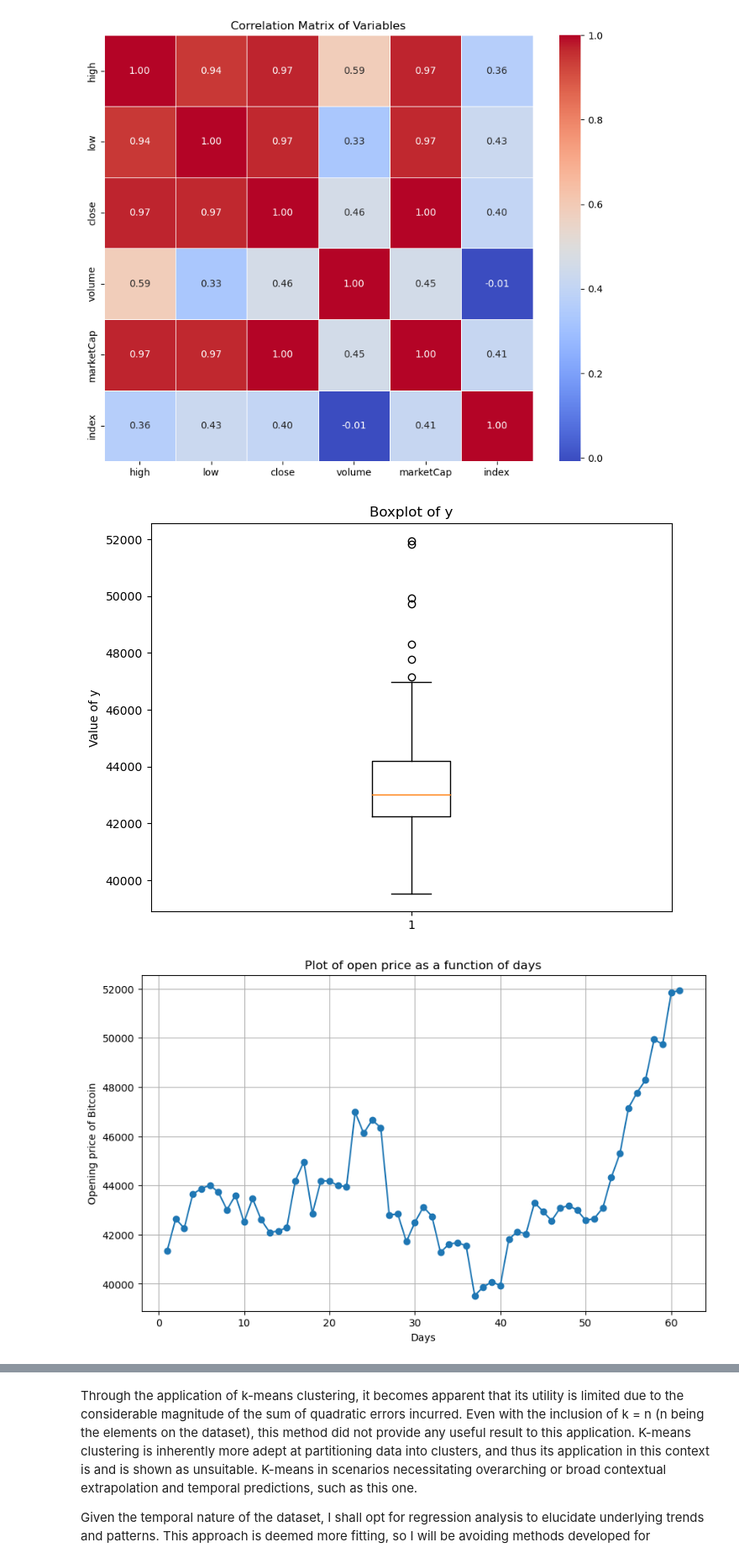
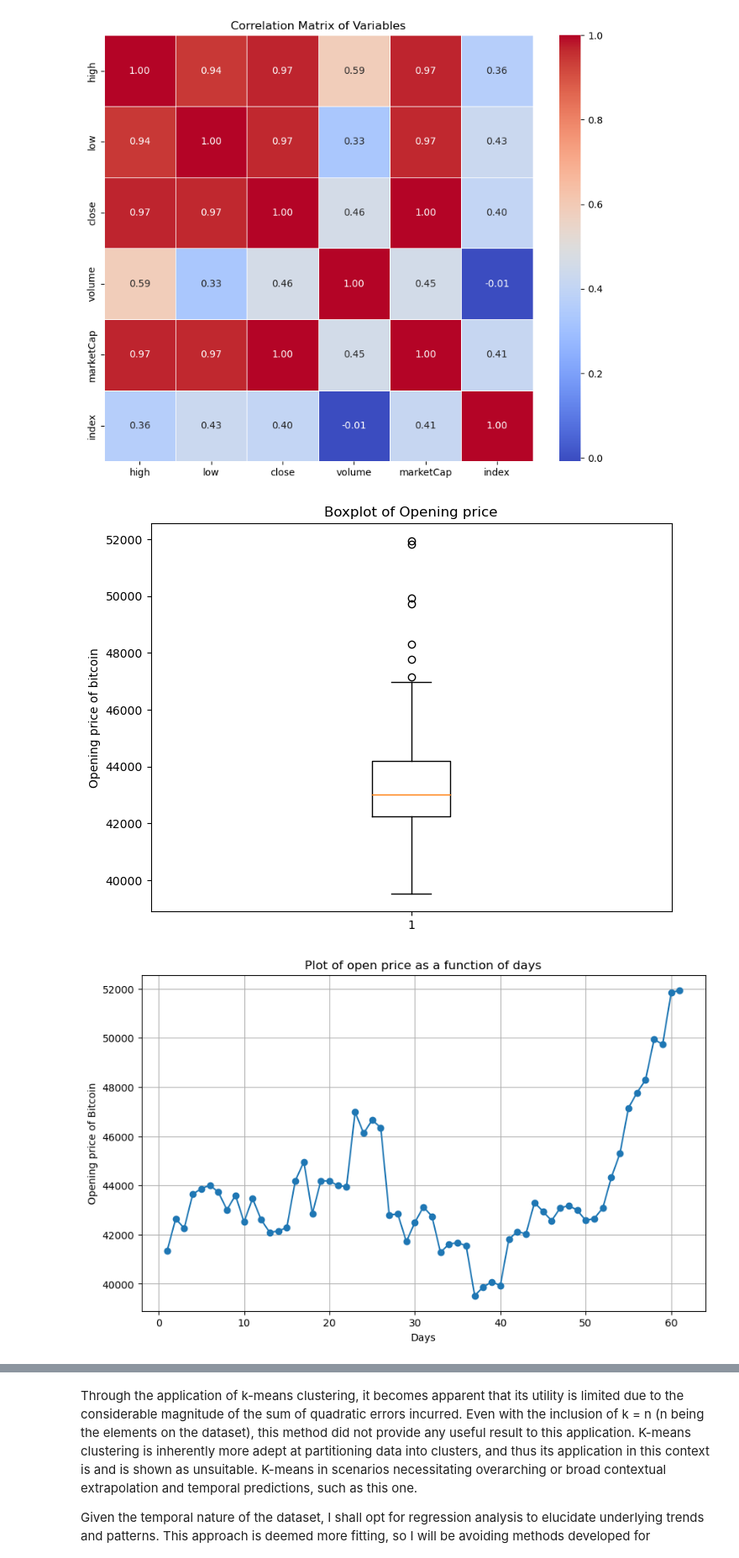
Before and after one commit to TeuPremium/1eedados, a Jupyter notebook: bitcoin.ipynb, the cells around one changed output, grey strips where cells are left out. Shown at 84% size. Cells and saved outputs as stored; diff of their text form; code cells hidden in the pictures.

```diff
--- a/bitcoin.ipynb
+++ b/bitcoin.ipynb
@@ -108,35 +108,35 @@ plt.show()
 # %%
 # Boxplot for y
 plt.figure(figsize=(8, 6))
 plt.boxplot(y)
-plt.title('Boxplot of y')
-plt.ylabel('Value of y')
+plt.title('Boxplot of Opening price')
+plt.ylabel('Opening price of bitcoin')
 plt.show()
 
 plt.figure(figsize=(10, 6))
 plt.plot(train_data['index'], train_data['open'], marker='o', linestyle='-')
 plt.title('Plot of open price as a function of days')
 plt.xlabel('Days')
 plt.ylabel('Opening price of Bitcoin')
 plt.grid(True)
 plt.show()
 
 
 plt.figure(figsize=(8, 6))
 plt.boxplot(train_data['volume'])
 plt.title('Boxplot of Volume')
 plt.ylabel('Volume')
 plt.show()
 
 plt.figure(figsize=(10, 6))
 plt.plot(train_data['index'], train_data['volume'], marker='o', linestyle='-')
 plt.title('Plot of Volume as a Function of Days')
 plt.xlabel('Days')
 plt.ylabel('Volume')
 plt.grid(True)
 plt.show()
 # %% [output]
-[figure, old version]
+[figure, new version]
 [figure]
 [figure]
 [figure]
```
Also changed, not shown: parts of 3 cells of this notebook.
